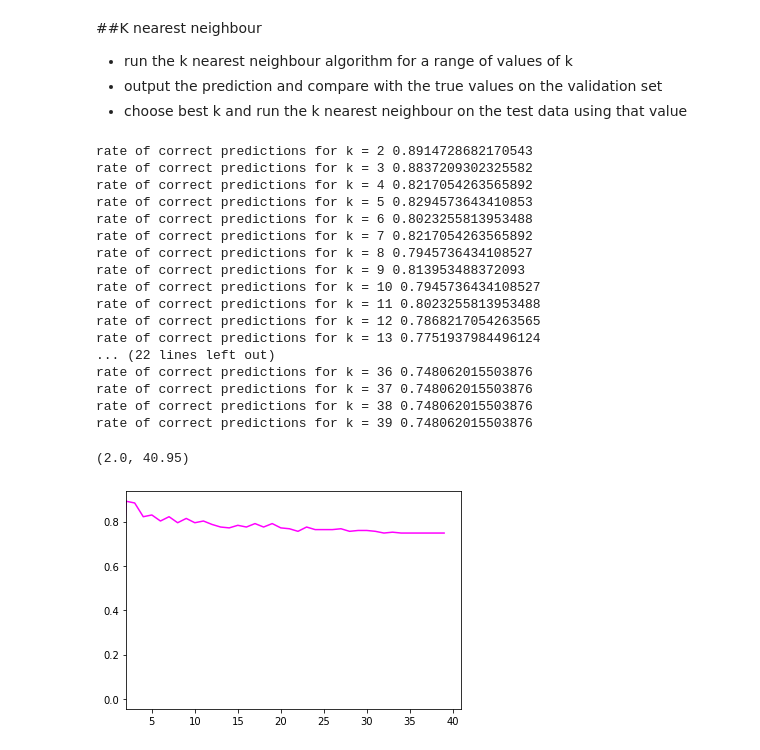
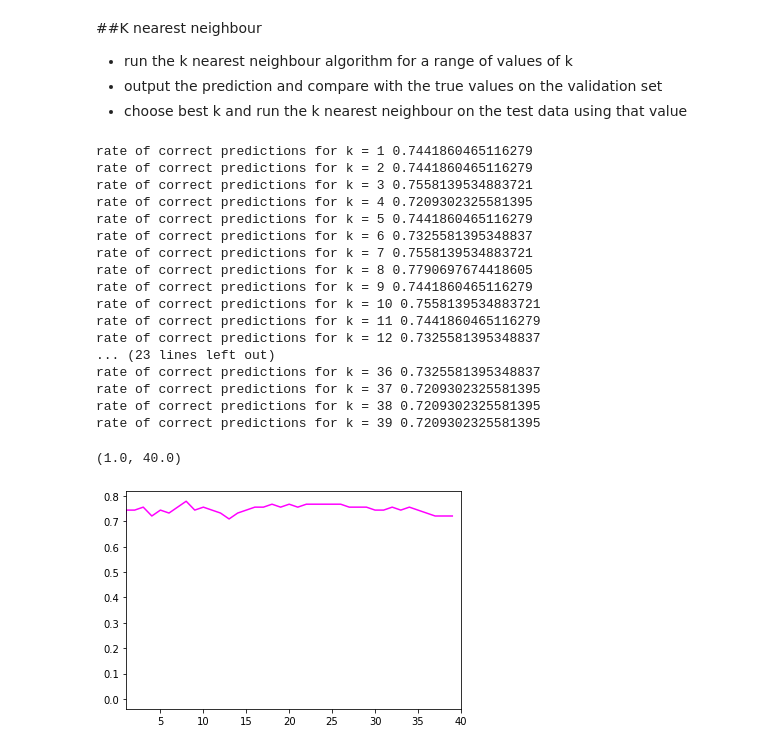
Before and after one commit to williwilliams3/TermProjectIML, a Jupyter notebook: Term_Project_Julia.ipynb, the cells around one changed output. Drawn from its saved outputs; the diff is of its cells as text; code cells hidden in the pictures.

```diff
--- a/Term_Project_Julia.ipynb
+++ b/Term_Project_Julia.ipynb
@@ -32,54 +32,63 @@ npf_train = data_cleaner(npf_train_raw)
 X_train = npf_train.iloc[:,2:]
 y_train = npf_train["class2"]
 
+#import validation data
+npf_validation_raw = pd.read_csv("https://raw.githubusercontent.com/williwilliams3/TermProjectIML/master/data/validation.csv")
+npf_validation = data_cleaner(npf_validation_raw)
+
+#create feature array and target column for test data
+X_validation = npf_validation.iloc[:,2:]
+y_validation = npf_validation["class2"]
+
 #import test data
 npf_test_raw = pd.read_csv("https://raw.githubusercontent.com/williwilliams3/TermProjectIML/master/data/test.csv")
 npf_test = data_cleaner(npf_test_raw)
 
 #create feature array and target column for test data
-X_test = npf_train.iloc[:,2:]
-y_test = npf_train["class2"]
+X_test = npf_test.iloc[:,2:]
+y_test = npf_test["class2"]
 # %%
-#this should be done on validation set?
-#run k nearest neighbours
+#k nearest neighbours
 from sklearn.neighbors import KNeighborsClassifier
 import matplotlib.pyplot as plt
 
+#set up for storing error rate
 pred_rate = np.zeros(40)
 
-for k in range(2,40):
+for k in range(1,40):
     #run algorithm
     knn = KNeighborsClassifier(n_neighbors=k)
+    #fit to training data
     knn.fit(X_train, y_train)
-    #predicted values for class2
-    y_predictions = knn.predict(X_test)
+    #predicted values for class2 on validation set
+    y_predictions = knn.predict(X_validation)
     #compare predictions with actual results
-    y_s = np.c_[y_test,y_predictions]
+    y_s = np.c_[y_validation,y_predictions]
     correct_ind = np.where(y_s[:,0] == y_s[:,1], 1,0)
-    #% accuracy
+    #find error on validation set
     pred_rate[k] = np.mean(correct_ind)
     print('rate of correct predictions for k = %i' %k,pred_rate[k])
 
 f, ax = plt.subplots(1)
 plt.plot(pred_rate,color="fuchsia")
-ax.set_xlim(xmin=2)
+ax.set_xlim(1, 40)
 # %% [output]
-rate of correct predictions for k = 2 0.8914728682170543
-rate of correct predictions for k = 3 0.8837209302325582
-rate of correct predictions for k = 4 0.8217054263565892
-rate of correct predictions for k = 5 0.8294573643410853
-rate of correct predictions for k = 6 0.8023255813953488
-rate of correct predictions for k = 7 0.8217054263565892
-rate of correct predictions for k = 8 0.7945736434108527
-rate of correct predictions for k = 9 0.813953488372093
-rate of correct predictions for k = 10 0.7945736434108527
-rate of correct predictions for k = 11 0.8023255813953488
-rate of correct predictions for k = 12 0.7868217054263565
-rate of correct predictions for k = 13 0.7751937984496124
-... (22 lines left out)
-rate of correct predictions for k = 36 0.748062015503876
-rate of correct predictions for k = 37 0.748062015503876
-rate of correct predictions for k = 38 0.748062015503876
-rate of correct predictions for k = 39 0.748062015503876
+rate of correct predictions for k = 1 0.7441860465116279
+rate of correct predictions for k = 2 0.7441860465116279
+rate of correct predictions for k = 3 0.7558139534883721
+rate of correct predictions for k = 4 0.7209302325581395
+rate of correct predictions for k = 5 0.7441860465116279
+rate of correct predictions for k = 6 0.7325581395348837
+rate of correct predictions for k = 7 0.7558139534883721
+rate of correct predictions for k = 8 0.7790697674418605
+rate of correct predictions for k = 9 0.7441860465116279
+rate of correct predictions for k = 10 0.7558139534883721
+rate of correct predictions for k = 11 0.7441860465116279
+rate of correct predictions for k = 12 0.7325581395348837
+... (23 lines left out)
+rate of correct predictions for k = 36 0.7325581395348837
+rate of correct predictions for k = 37 0.7209302325581395
+rate of correct predictions for k = 38 0.7209302325581395
+rate of correct predictions for k = 39 0.7209302325581395
-(2.0, 40.95)
+(1.0, 40.0)
-[figure, old version]
+[figure, new version]
```
Also changed, not shown: parts of 7 cells of this notebook.
